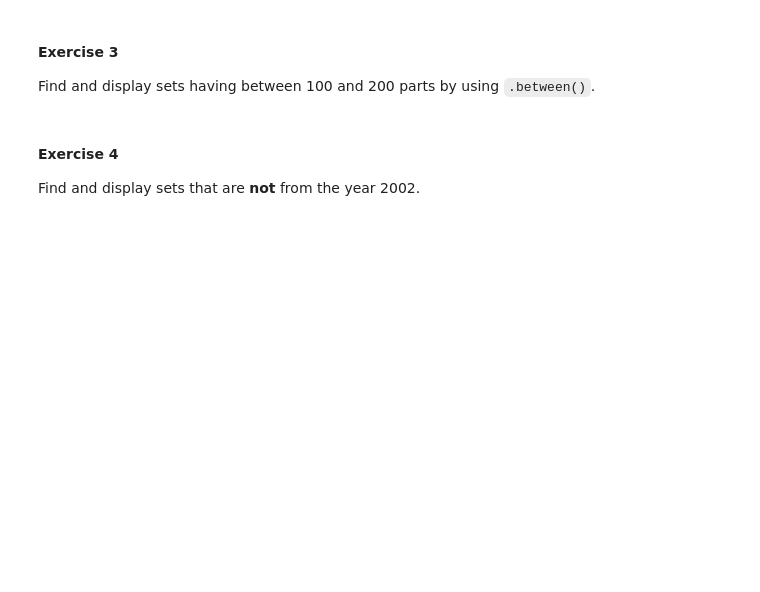
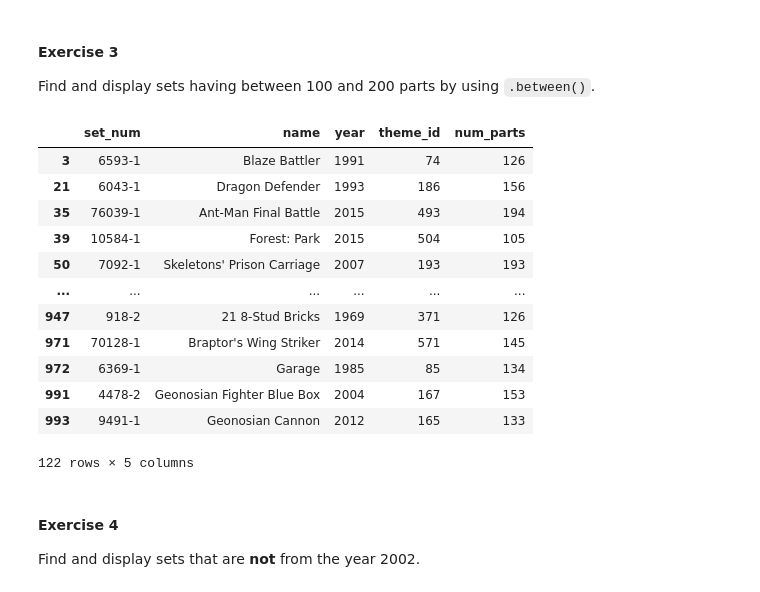
Before and after one commit to gastan81/pandas_notebooks, a Jupyter notebook: Bonus/03b_Conditional_selecting_and_filtering_bonus_exercises.ipynb, the cells around one changed output. Cells and saved outputs as stored; diff of their text form; code cells hidden in the pictures; blank space fills up the shorter version.

```diff
--- a/Bonus/03b_Conditional_selecting_and_filtering_bonus_exercises.ipynb
+++ b/Bonus/03b_Conditional_selecting_and_filtering_bonus_exercises.ipynb
@@ -22,6 +64,21 @@ Find and display sets from year 2010 with more than 500 parts.
 Find and display sets having between 100 and 200 parts by using `.between()`.
 # %%
 # Your code here
+sets_df.loc[sets_df['num_parts'].between(100, 200)]
+# %% [output]
+|  | set_num | name | year | theme_id | num_parts |
+| 3 | 6593-1 | Blaze Battler | 1991 | 74 | 126 |
+| 21 | 6043-1 | Dragon Defender | 1993 | 186 | 156 |
+| 35 | 76039-1 | Ant-Man Final Battle | 2015 | 493 | 194 |
+| 39 | 10584-1 | Forest: Park | 2015 | 504 | 105 |
+| 50 | 7092-1 | Skeletons' Prison Carriage | 2007 | 193 | 193 |
+| ... | ... | ... | ... | ... | ... |
+| 947 | 918-2 | 21 8-Stud Bricks | 1969 | 371 | 126 |
+| 971 | 70128-1 | Braptor's Wing Striker | 2014 | 571 | 145 |
+| 972 | 6369-1 | Garage | 1985 | 85 | 134 |
+| 991 | 4478-2 | Geonosian Fighter Blue Box | 2004 | 167 | 153 |
+| 993 | 9491-1 | Geonosian Cannon | 2012 | 165 | 133 |
+122 rows × 5 columns
 # %% [markdown]
 #### Exercise 4
 Find and display sets that are **not** from the year 2002.
```
Also changed, not shown: parts of 12 cells of this notebook, 5 other files.
